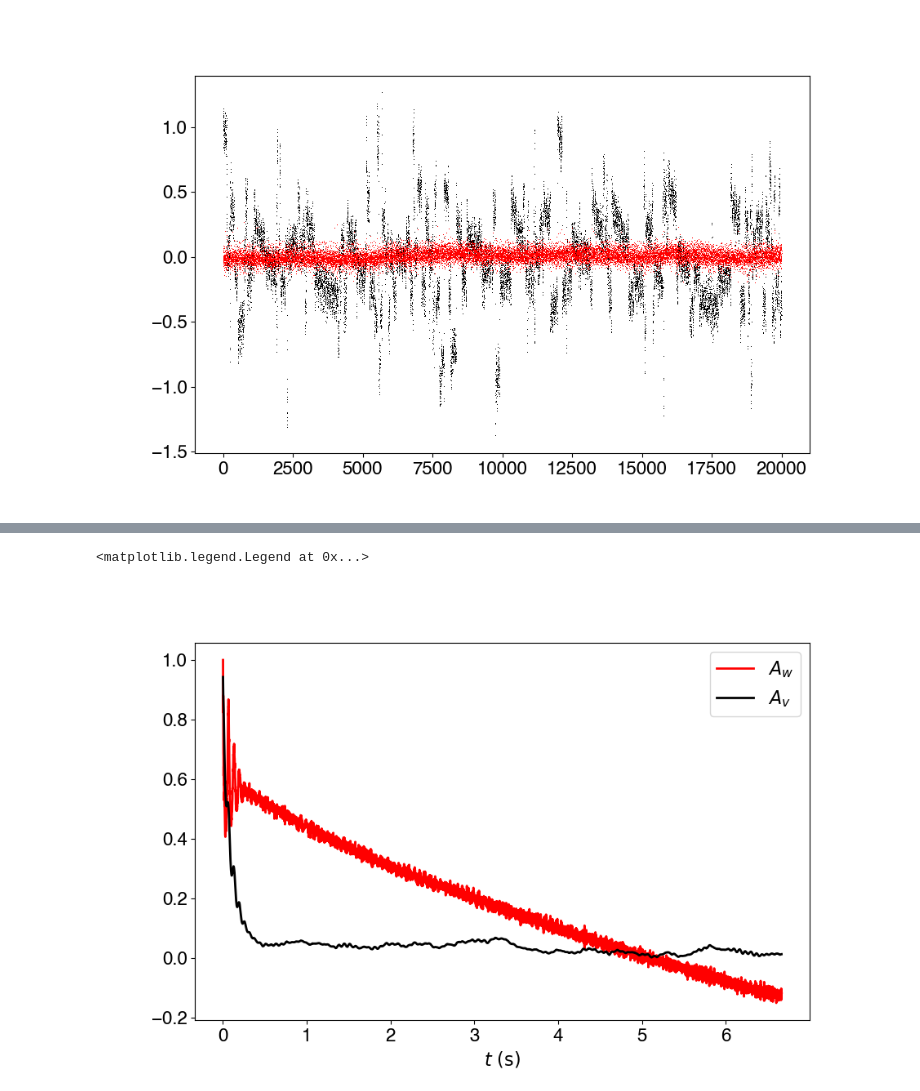
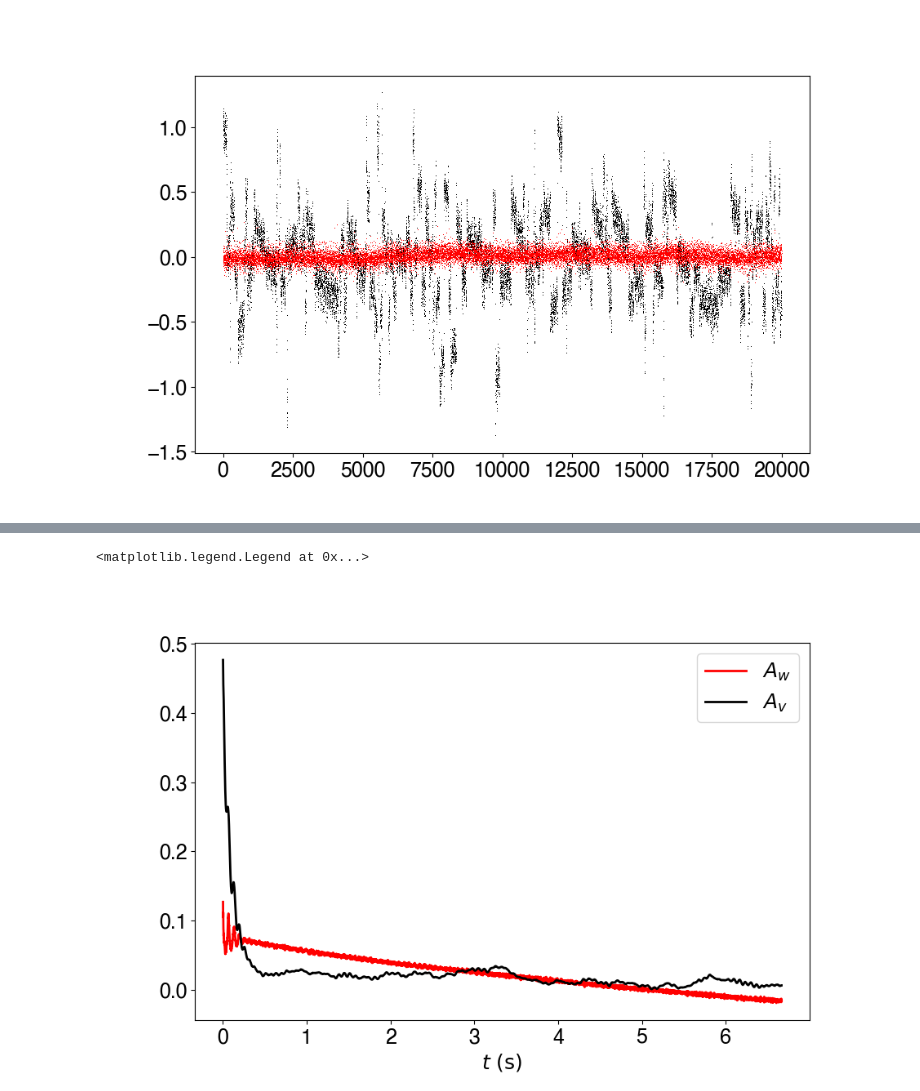
Before and after one commit to fvegar/blades, a Jupyter notebook: correlations_matrix.ipynb, the cells around one changed output, grey strips where cells are left out. Drawn from its saved outputs; the diff is of its cells as text; code cells hidden in the pictures.

```diff
--- a/correlations_matrix.ipynb
+++ b/correlations_matrix.ipynb
@@ -91,7 +94,7 @@ def get_info(series_directory, hash_prefix, silent):
 def simple_pickle_read(series_directory, hash_prefix):
     global Nframes, Ntracks
     # Read table in pickle format
-    nombre = '/home/fvega/Datos/blades/packing_fraction_0' + series_directory + '/tracks/ref_angle/' +  hash_prefix \
+    nombre = '/home/fvega/Datos/blades/packing_fraction_0' + series_directory + '/ref_angle/' +  hash_prefix \
        + '.pkl.xz'
     tabla = pd.read_pickle(nombre, compression='infer')
     tabla = tabla.reset_index(drop=True) # por si los indices salen desordenados
@@ -213,24 +219,0 @@ Awt = np.mean(Awpt, axis=0)
-# %%
-lengths = np.array([ len(tabla[tabla.track==i]) for i in range(45)])
-
-#nt = np.max(lengths)
-nt = 20000
-parts = np.where(lengths >= nt)[0]
-
-t = np.array( [ i/info.fps[0] for i in range(nt) ] )
-Apt = np.zeros((nparts,nt))
-
-vx = tabla.vx.values
-#vy = tabla.vy.values
-A0 = np.mean(vx*vx)
-
-nparts = len(parts)
-
-for j in range(nparts):
-    vx = tabla[tabla.track==parts[j]].vx.values[:nt]
-    for i in range(1, nt-1):
-        Apt[j,i] = time_shift_np_av(vx, A0, i)
-        if i%1000==0:
-            printp(str(i) + ' for particle ' + str(j+1) + ' out of ' + str(nparts) + ' particles' )
-
-Avt = np.mean(Apt, axis=0)
@@ -259,12 +240,12 @@ plt.close(3)
 # %%
 plt.figure(4,figsize=(6*ct.golden_ratio,6))
 plt.xlabel(r'$t~\mathrm{(s)}$')
-plt.plot(t[2:6000],Awt[2:6000]/Awt[2],c ='r', lw=2)
+plt.plot(t[2:6000],Awt[2:6000],c ='r', lw=2)
 plt.plot(t[2:6000],Avt[2:6000], c='k', lw =2)
 plt.legend([r'$A_w$', r'$A_v$'])
 # %% [output]
 <matplotlib.legend.Legend at 0x...>
-[figure, old version]
+[figure, new version]
 # %%
 plt.close(4)
 # %%
```
Also changed, not shown: parts of 37 cells of this notebook, 4 other files.
